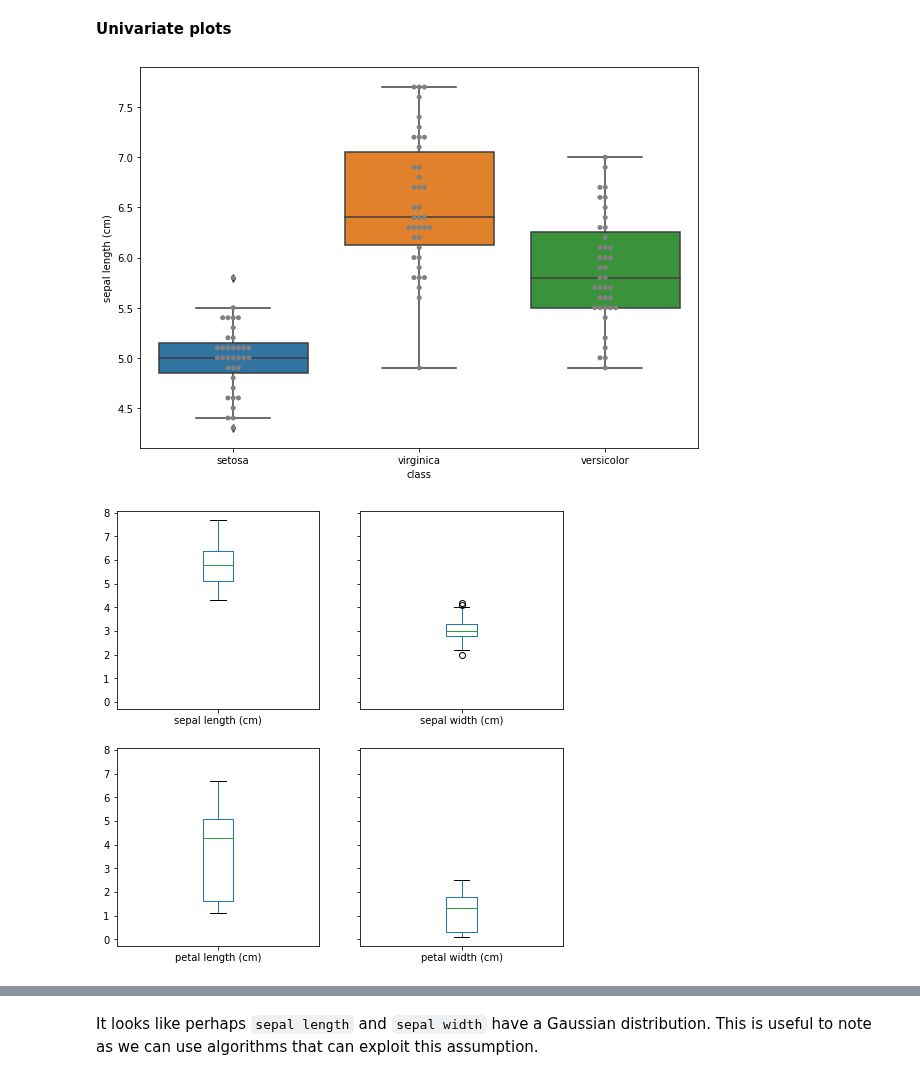
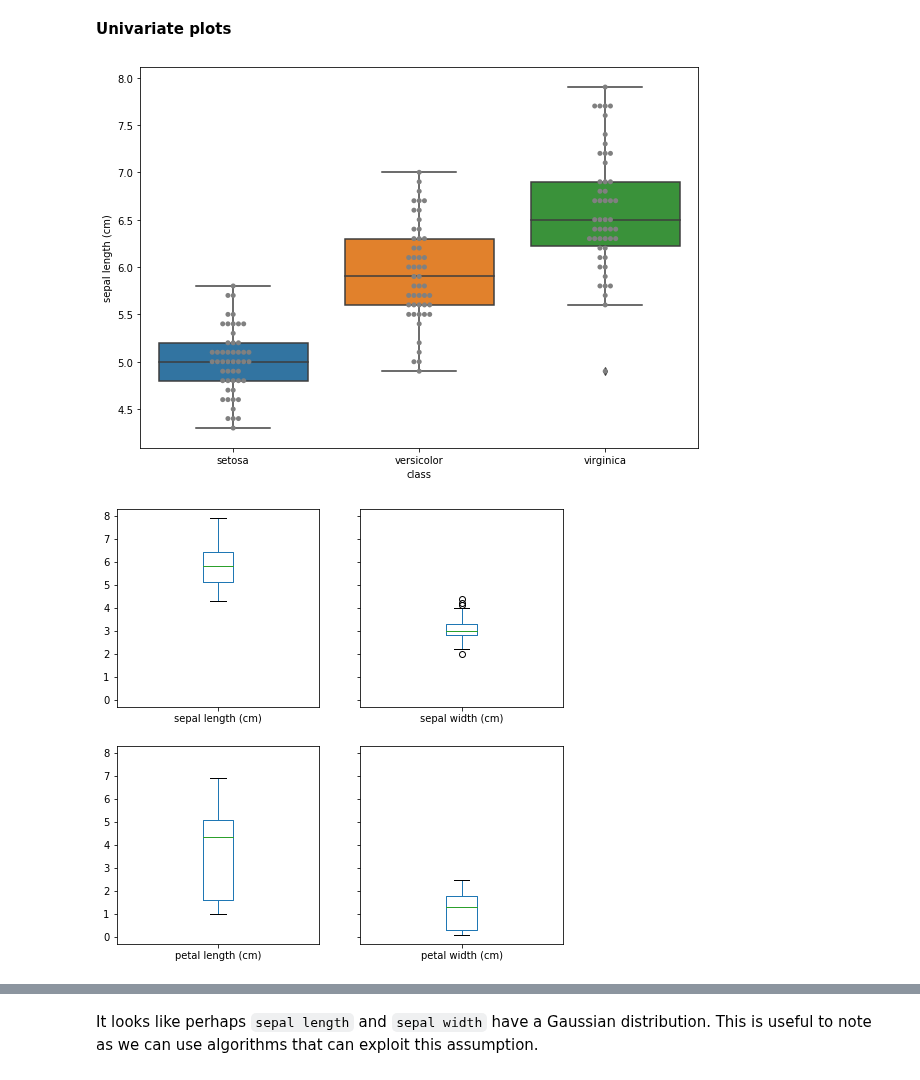
Before and after one commit to oercompbiomed/CBM101, a Jupyter notebook: F_Machine_learning/2_Supervised-Learning/1_Scikit-learn_basics.ipynb, the cells around one changed output, grey strips where cells are left out. Drawn from its saved outputs; the diff is of its cells as text; code cells hidden in the pictures.

```diff
--- a/F_Machine_learning/2_Supervised-Learning/1_Scikit-learn_basics.ipynb
+++ b/F_Machine_learning/2_Supervised-Learning/1_Scikit-learn_basics.ipynb
@@ -213,0 +216,4 @@ Target:
+# %%
+df = pd.DataFrame(data=iris_dataset.data, columns=iris_dataset.feature_names)
+df.loc[:,'class'] = np.array(iris_dataset.target_names)[iris_dataset.target]
+df.head()
@@ -216,21 +229,23 @@ Target:
 # %%
 plt.figure(figsize = (10,7))
 
 # Usual boxplot
-ax = sns.boxplot(x='class', y='sepal length (cm)', data=train_Xy_df)
+ax = sns.boxplot(x='class', y='sepal length (cm)', data=df)
 
 # Add jitter with the swarmplot function.
-ax = sns.swarmplot(x='class', y='sepal length (cm)', data=train_Xy_df, color="grey")
+ax = sns.swarmplot(x='class', y='sepal length (cm)', data=df, color="grey")
 # %% [output]
-[figure, old version]
+[figure, new version]
 # %%
 # Box and whisker plots
-train_Xy_df.plot(kind='box',
-                 subplots=True,
-                 figsize=(8, 8),
-                 layout=(2,2), sharex=False, sharey=True)
+df.plot(kind='box',subplots=True,
+        figsize=(8, 8),
+        layout=(2,2),
+        sharex=False,
+        sharey=True)
+
 plt.show()
 # %% [output]
-[figure, old version]
+[figure, new version]
 # %%
 # Histograms
```
Also changed, not shown: parts of 7 cells of this notebook.
